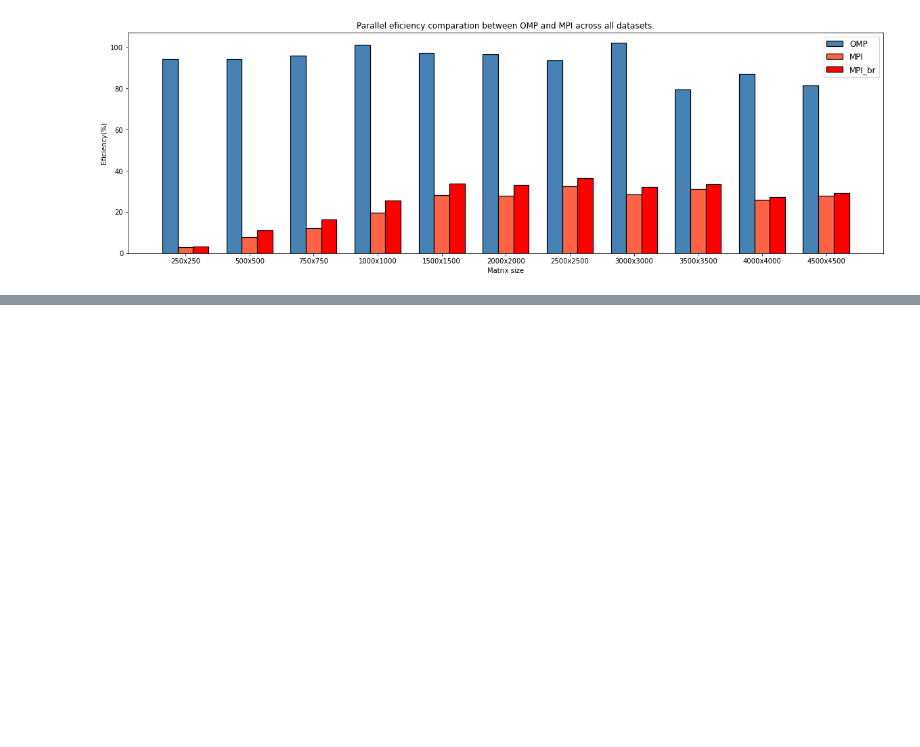
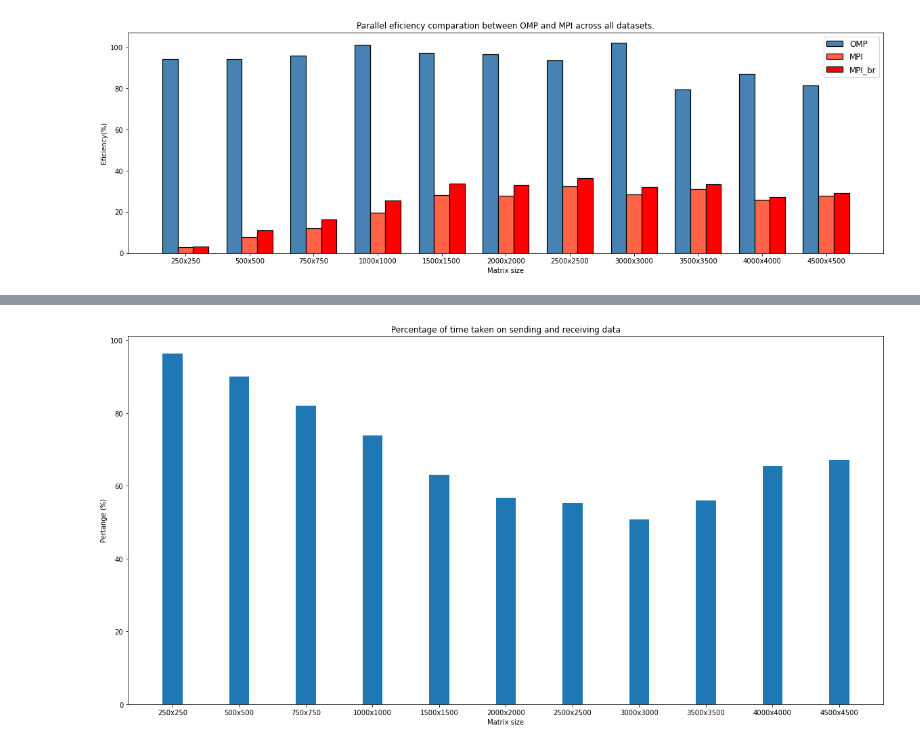
Before and after one commit to RubisRage/Parallel-matrix-multiplication, a Jupyter notebook: performance-analysis.ipynb, the cells around one changed output, grey strips where cells are left out. Drawn from its saved outputs; the diff is of its cells as text; code cells hidden in the pictures; blank space fills up the shorter version.

```diff
--- a/performance-analysis.ipynb
+++ b/performance-analysis.ipynb
@@ -136,0 +196,15 @@ plt.show()
+# %%
+mpi_sr_time_per = 100*sr_gmean.loc["mpi", :, sr_gmean.index.get_level_values(2)=='real_time_nsec'].aggregate(sum) / gmean.loc["mpi", "real_time_nsec"]
+
+fig, ax = plt.subplots()
+ax.bar(xaxis, mpi_sr_time_per, width)
+
+ax.set_title("Percentage of time taken on sending and receiving data")
+ax.set_ylabel("Pertange (%)")
+ax.set_xlabel("Matrix size")
+ax.set_xticklabels(xlabel)
+ax.set_xticks(xaxis)
+
+fig.set_size_inches((20,10))
+# %% [output]
+[figure, added]
```
Also changed, not shown: parts of 6 cells of this notebook, 5 other files.
